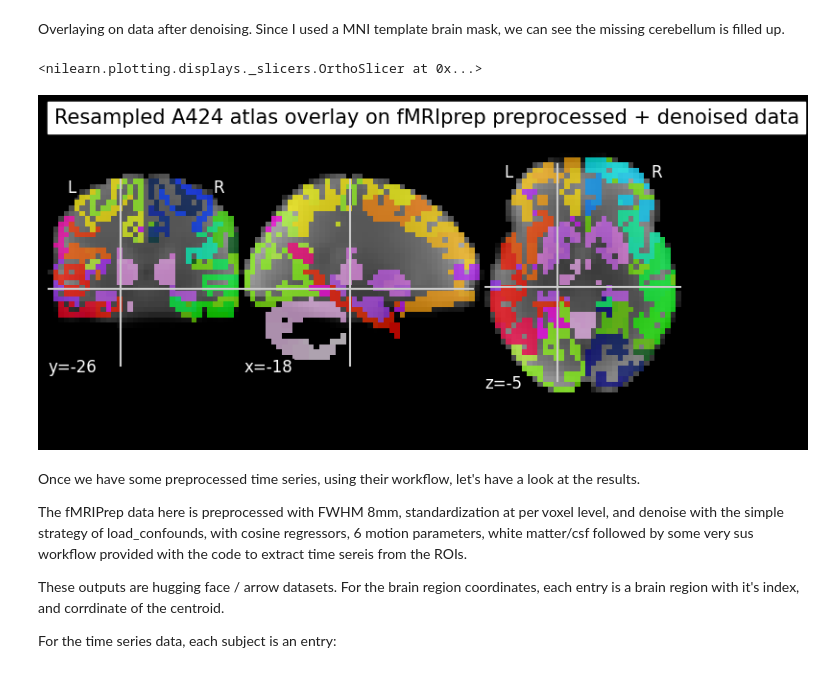
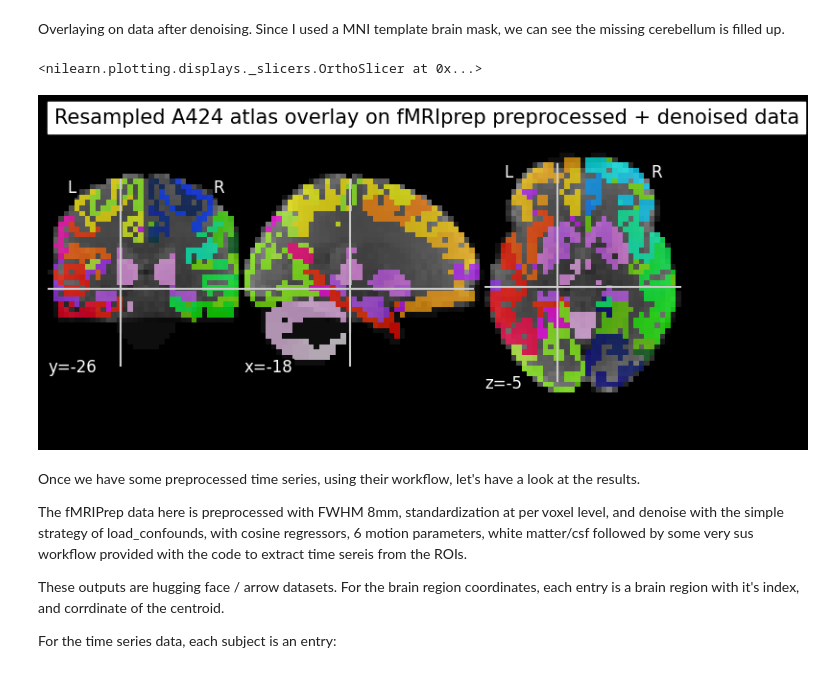
Before and after one commit to htwangtw/hfplayground, a Jupyter notebook: notebooks/inspect_brainlm_data_processing.ipynb, the cells around one changed output. Cells and saved outputs as stored; diff of their text form; code cells hidden in the pictures.

```diff
--- a/notebooks/inspect_brainlm_data_processing.ipynb
+++ b/notebooks/inspect_brainlm_data_processing.ipynb
@@ -46,11 +47,11 @@ plotting.plot_roi(downsample_atlas, bg_img=bg_img.slicer[..., 0], title="Resampl
 # %% [markdown]
 Overlaying on data after denoising. Since I used a MNI template brain mask, we can see the missing cerebellum is filled up.
 # %%
-bg_img = image.load_img('../data/interim/development_fmri/sub-pixar123_task-pixar_space-MNI152NLin2009cAsym_desc-preprocSimple+gsrFwhm8mm_bold.nii.gz')
+bg_img = image.load_img('../data/interim/development_fmri_preprocSimple/sub-pixar123_task-pixar_space-MNI152NLin2009cAsym_desc-preprocSimple_bold.nii.gz')
 plotting.plot_roi(downsample_atlas, bg_img=bg_img.slicer[..., 0], title="Resampled A424 atlas overlay on fMRIprep preprocessed + denoised data")
 # %% [output]
 <nilearn.plotting.displays._slicers.OrthoSlicer at 0x...>
-[figure, old version]
+[figure, new version]
 # %% [markdown]
 Once we have some preprocessed time series, using their workflow, let's have a look at the results.
 
```
Also changed, not shown: parts of 5 cells of this notebook, 2 other files.
